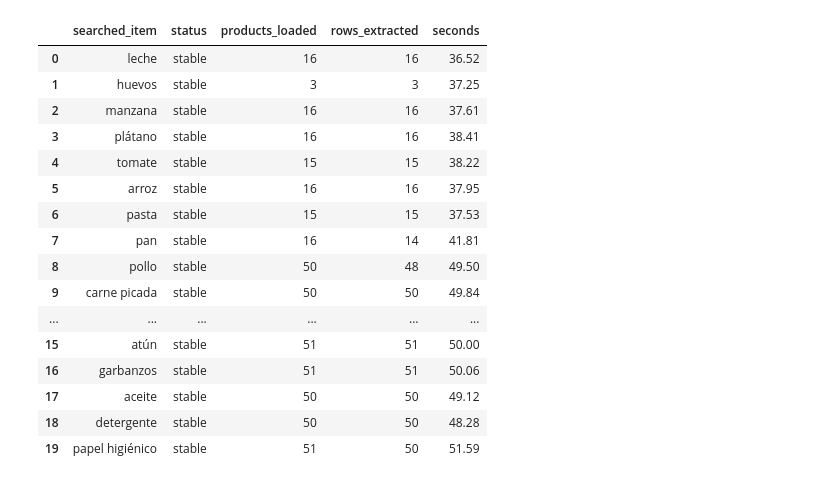
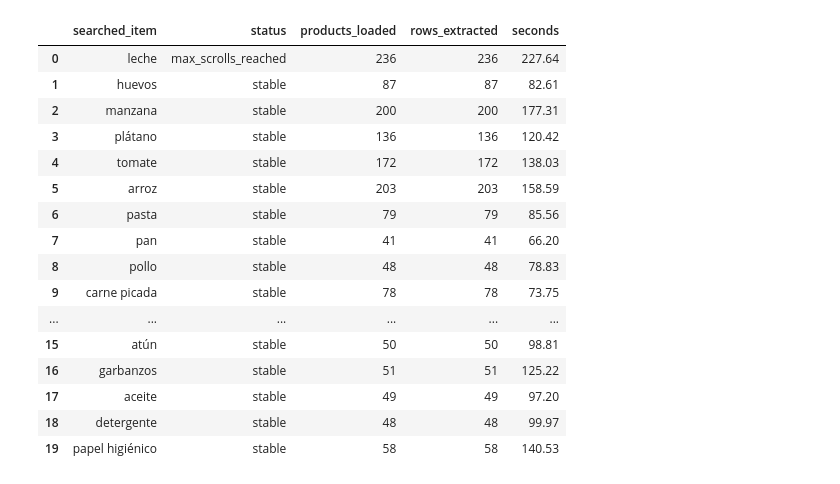
Before and after one commit to giulianagalassi83-a11y/Supermarket_Project, a Jupyter notebook: scrapers/alcampo.ipynb, the cells around one changed output. Cells and saved outputs as stored; diff of their text form; code cells hidden in the pictures.

```diff
--- a/scrapers/alcampo.ipynb
+++ b/scrapers/alcampo.ipynb
@@ -118,6 +109,6 @@ Processed: C:\Users\paula\OneDrive\Documentos\uc3m\Cuarto Año\Analitica Web\Sup
 # %%
 # --------------------------------------------------
-# DRIVER Y FUNCIONES DE NAVEGACIÓN
+# BROWSER AND NAVIGATION HELPERS
 # --------------------------------------------------
 
 from selenium.webdriver.chrome.options import Options
@@ -127,7 +118,7 @@ def start_alcampo_driver():
     options = Options()
     options.add_argument("--window-size=1920,1080")
 
-    # --- ARGUMENTOS ANTI-DETECCIÓN ---
+    # Browser configuration
     options.add_argument("--disable-blink-features=AutomationControlled")
     options.add_experimental_option("excludeSwitches", ["enable-automation"])
     options.add_experimental_option("useAutomationExtension", False)
@@ -135,7 +126,7 @@ def start_alcampo_driver():
 
     driver = webdriver.Chrome(options=options)
 
-    # Ocultar la propiedad navigator.webdriver mediante JavaScript
+    # Browser compatibility setting
     driver.execute_script("Object.defineProperty(navigator, 'webdriver', {get: () => undefined})")
 
     driver.get(HOME_URL)
@@ -157,12 +148,12 @@ def accept_alcampo_cookies(driver):
             if button.is_displayed() and button.is_enabled():
                 try:
                     button.click()
-                    print("Cookies aceptadas.")
+                    print("Cookies accepted.")
                     return
                 except Exception:
                     pass
 
-    print("No hay banner de cookies visible.")
+    print("No visible cookie banner.")
 
 
 def assert_no_security_challenge(driver):
@@ -178,12 +169,12 @@ def assert_no_security_challenge(driver):
 
     if any(message in body_text for message in messages):
         raise RuntimeError(
-            "Se ha detectado una posible verificación de seguridad."
+            "A security challenge was detected."
         )
 
 
 def find_search_box(driver):
-    # Intentamos primero atributos semánticos.
+    # Try semantic attributes first.
     selectors = [
         'input[type="search"]',
         'input[placeholder*="Buscar en Alcampo"]',
@@ -222,8 +213,8 @@ def find_search_box(driver):
                 })
 
         raise RuntimeError(
-            "No se ha encontrado el buscador de Alcampo. "
-            f"Inputs visibles: {diagnostics}"
+            "Could not find the Alcampo search input. "
+            f"Visible inputs: {diagnostics}"
         )
 # %%
 # --------------------------------------------------
@@ -729,15 +661,6 @@ Si falla, **no seguimos todavía**: revisamos el HTML real que está devolviendo
 # %%
 # --------------------------------------------------
-# SCRAPING DE TODAS LAS BÚSQUEDAS
-# --------------------------------------------------
-#
-# IMPORTANTE:
-# Mientras TEST_MODE = True solo ejecutará TEST_TERMS.
-# Cuando la prueba de "leche" funcione:
-#
-# TEST_MODE = False
-#
-# y vuelve a ejecutar desde la celda de configuración.
+# COLLECT PRODUCT DATA
 # --------------------------------------------------
 
 all_results = []
@@ -758,7 +681,7 @@ try:
         )
         print(
             f"[{i}/{len(TERMS_TO_SCRAPE)}] "
-            f"Buscando: {term}"
+            f"Searching: {term}"
         )
 
         start = time.monotonic()
@@ -769,16 +692,9 @@ try:
                 term
             )
 
-            loaded_count, load_status = (
-                load_all_alcampo_products(
-                    driver
-                )
-            )
+            df_term, load_status = load_all_alcampo_products(driver, term)
 
-            df_term = extract_alcampo_products(
-                driver,
-                term
-            )
+            loaded_count = len(df_term)
 
             elapsed = round(
                 time.monotonic() - start,
@@ -798,8 +714,8 @@ try:
             })
 
             print(
-                f"✓ {len(df_term)} filas extraídas "
-                f"en {elapsed} s"
+                f"✓ {len(df_term)} rows extracted "
+                f"in {elapsed} s"
             )
 
             time.sleep(2)
@@ -811,7 +727,7 @@ try:
             )
 
             print(
-                f"ERROR con '{term}': "
+                f"ERROR for '{term}': "
                 f"{type(exc).__name__}: {exc}"
             )
 
@@ -823,7 +739,7 @@ try:
                 "seconds": elapsed,
             })
 
-            # Paramos para no encadenar errores.
+            # Stop after a search error; flag the run as partial.
             break
 
 finally:
@@ -846,7 +762,7 @@ df_summary = pd.DataFrame(
 display(df_summary)
 
 print(
-    "\nFilas raw totales:",
+    "\nTotal raw rows:",
     len(df_alcampo)
 )
 # %% [output]
@@ -870,17 +786,17 @@ Productos extraídos: 50
 |  | searched_item | status | products_loaded | rows_extracted | seconds |
-| 0 | leche | stable | 16 | 16 | 36.52 |
-| 1 | huevos | stable | 3 | 3 | 37.25 |
-| 2 | manzana | stable | 16 | 16 | 37.61 |
-| 3 | plátano | stable | 16 | 16 | 38.41 |
-| 4 | tomate | stable | 15 | 15 | 38.22 |
-| 5 | arroz | stable | 16 | 16 | 37.95 |
-| 6 | pasta | stable | 15 | 15 | 37.53 |
-| 7 | pan | stable | 16 | 14 | 41.81 |
-| 8 | pollo | stable | 50 | 48 | 49.50 |
-| 9 | carne picada | stable | 50 | 50 | 49.84 |
+| 0 | leche | max_scrolls_reached | 236 | 236 | 227.64 |
+| 1 | huevos | stable | 87 | 87 | 82.61 |
+| 2 | manzana | stable | 200 | 200 | 177.31 |
+| 3 | plátano | stable | 136 | 136 | 120.42 |
+| 4 | tomate | stable | 172 | 172 | 138.03 |
+| 5 | arroz | stable | 203 | 203 | 158.59 |
+| 6 | pasta | stable | 79 | 79 | 85.56 |
+| 7 | pan | stable | 41 | 41 | 66.20 |
+| 8 | pollo | stable | 48 | 48 | 78.83 |
+| 9 | carne picada | stable | 78 | 78 | 73.75 |
 | ... | ... | ... | ... | ... | ... |
-| 15 | atún | stable | 51 | 51 | 50.00 |
-| 16 | garbanzos | stable | 51 | 51 | 50.06 |
-| 17 | aceite | stable | 50 | 50 | 49.12 |
-| 18 | detergente | stable | 50 | 50 | 48.28 |
-| 19 | papel higiénico | stable | 51 | 50 | 51.59 |
+| 15 | atún | stable | 50 | 50 | 98.81 |
+| 16 | garbanzos | stable | 51 | 51 | 125.22 |
+| 17 | aceite | stable | 49 | 49 | 97.20 |
+| 18 | detergente | stable | 48 | 48 | 99.97 |
+| 19 | papel higiénico | stable | 58 | 58 | 140.53 |
```
Also changed, not shown: parts of 20 cells of this notebook, 37 other files.
